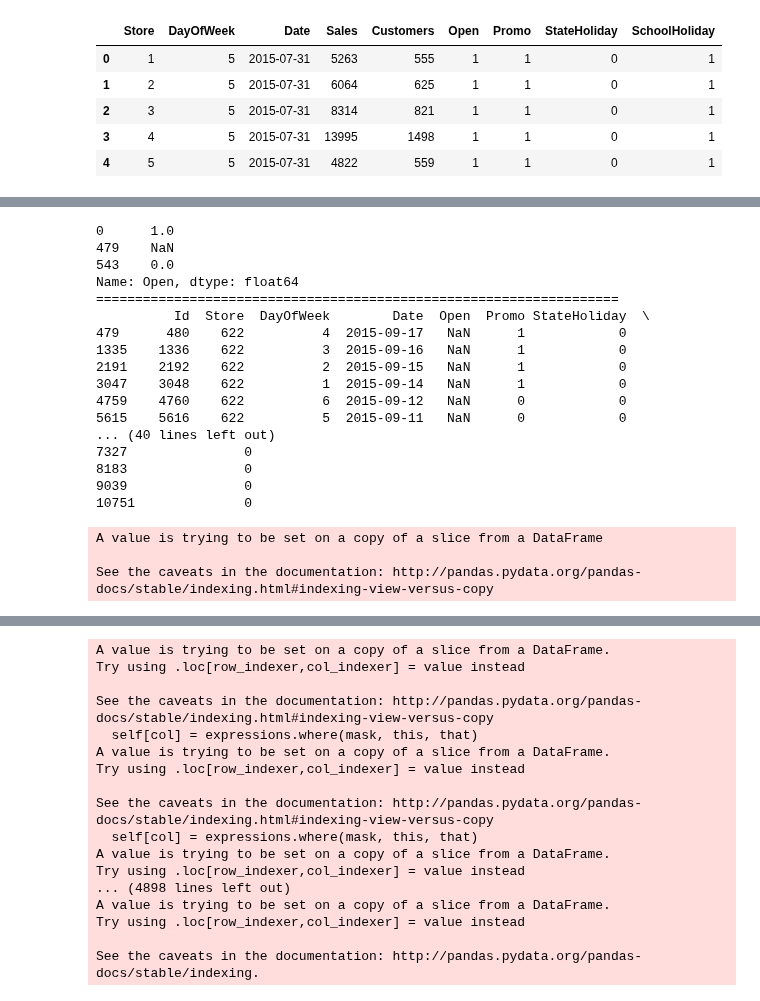
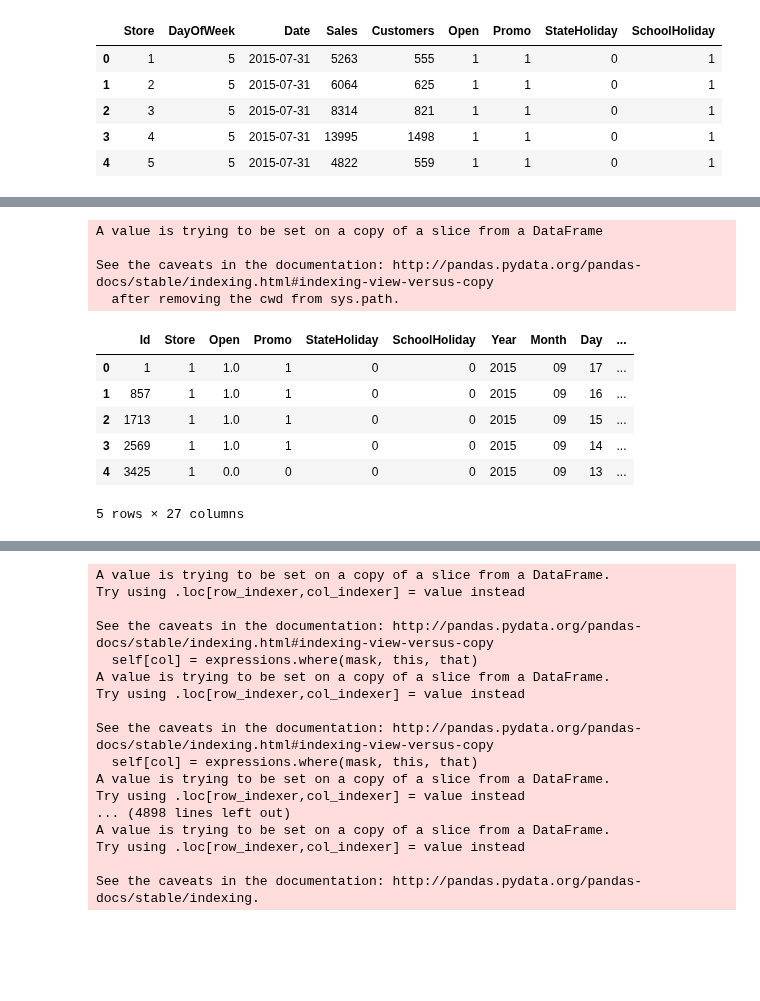
Before and after one commit to Qucy/UdacityMachineLearning, a Jupyter notebook: rossmann_store_sales/rossmann_store_sales.ipynb, the cells around one changed output, grey strips where cells are left out. Drawn from its saved outputs; the diff is of its cells as text; code cells hidden in the pictures; blank space fills up the shorter version.

```diff
--- a/rossmann_store_sales/rossmann_store_sales.ipynb
+++ b/rossmann_store_sales/rossmann_store_sales.ipynb
@@ -203,33 +247,23 @@ train.head()
 # %%
-# 通过drop duplicates发现Open有NaN的值
-print(test['Open'].drop_duplicates())
-print("===================================================================")
-# 打印出Open为空值的那几行数据
+# 处理open为nan的数据
 index = test['Open'].index[test['Open'].apply(np.isnan)]
-print(test.loc[index])
 # 分析后发现，那几天都为工作日并且没有放假，所以全部设置为1
 test['Open'][index] = 1
-print("===================================================================")
-# 打印出修改后的数据
-print(test.loc[index])
+# 训练集-预处理
+test = preprocess_data(test)
+# 合并特征
+test = pd.merge(test, store, on='Store')
+# 查看训练集合并后的情况
+test.head()
 # %% [output]
-0      1.0
-479    NaN
-543    0.0
-Name: Open, dtype: float64
-===================================================================
-          Id  Store  DayOfWeek        Date  Open  Promo StateHoliday  \
-479      480    622          4  2015-09-17   NaN      1            0
-1335    1336    622          3  2015-09-16   NaN      1            0
-2191    2192    622          2  2015-09-15   NaN      1            0
-3047    3048    622          1  2015-09-14   NaN      1            0
-4759    4760    622          6  2015-09-12   NaN      0            0
-5615    5616    622          5  2015-09-11   NaN      0            0
-... (40 lines left out)
-7327               0
-8183               0
-9039               0
-10751              0
+A value is trying to be set on a copy of a slice from a DataFrame
+
+See the caveats in the documentation: http://pandas.pydata.org/pandas-docs/stable/indexing.html#indexing-view-versus-copy
+  after removing the cwd from sys.path.
+|  | Id | Store | Open | Promo | StateHoliday | SchoolHoliday | Year | Month | Day | ... |
+| 0 | 1 | 1 | 1.0 | 1 | 0 | 0 | 2015 | 09 | 17 | ... |
+| 1 | 857 | 1 | 1.0 | 1 | 0 | 0 | 2015 | 09 | 16 | ... |
+| 2 | 1713 | 1 | 1.0 | 1 | 0 | 0 | 2015 | 09 | 15 | ... |
+| 3 | 2569 | 1 | 1.0 | 1 | 0 | 0 | 2015 | 09 | 14 | ... |
+| 4 | 3425 | 1 | 0.0 | 0 | 0 | 0 | 2015 | 09 | 13 | ... |
-A value is trying to be set on a copy of a slice from a DataFrame
-
-See the caveats in the documentation: http://pandas.pydata.org/pandas-docs/stable/indexing.html#indexing-view-versus-copy
+5 rows × 27 columns
```
Also changed, not shown: parts of 14 cells of this notebook, 1 other file.
